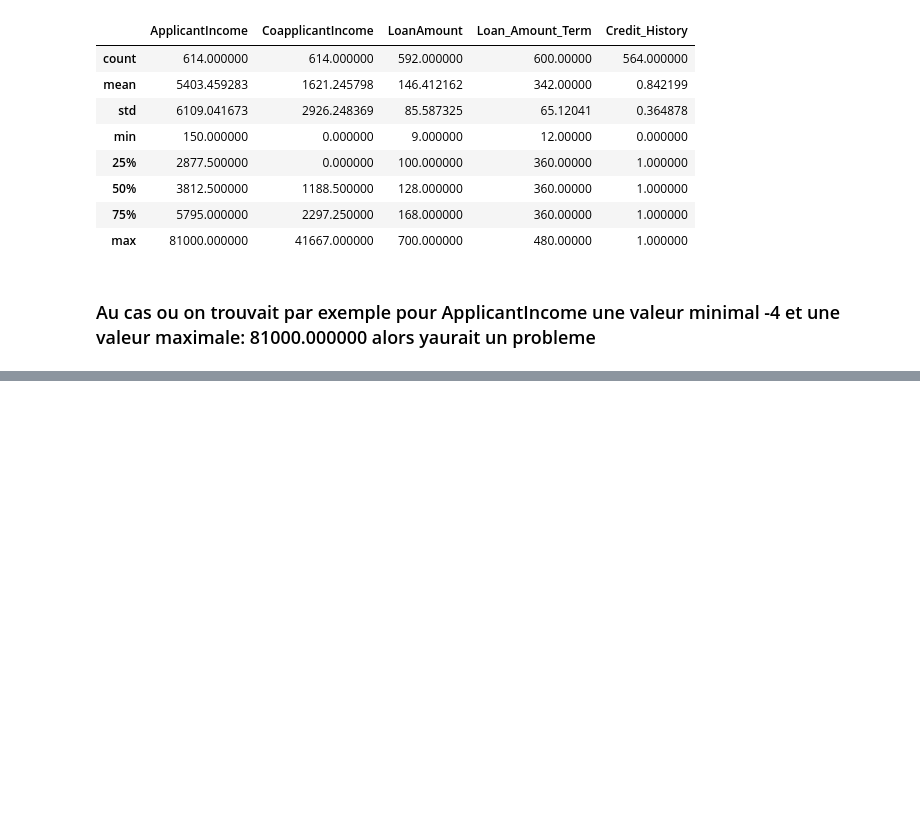
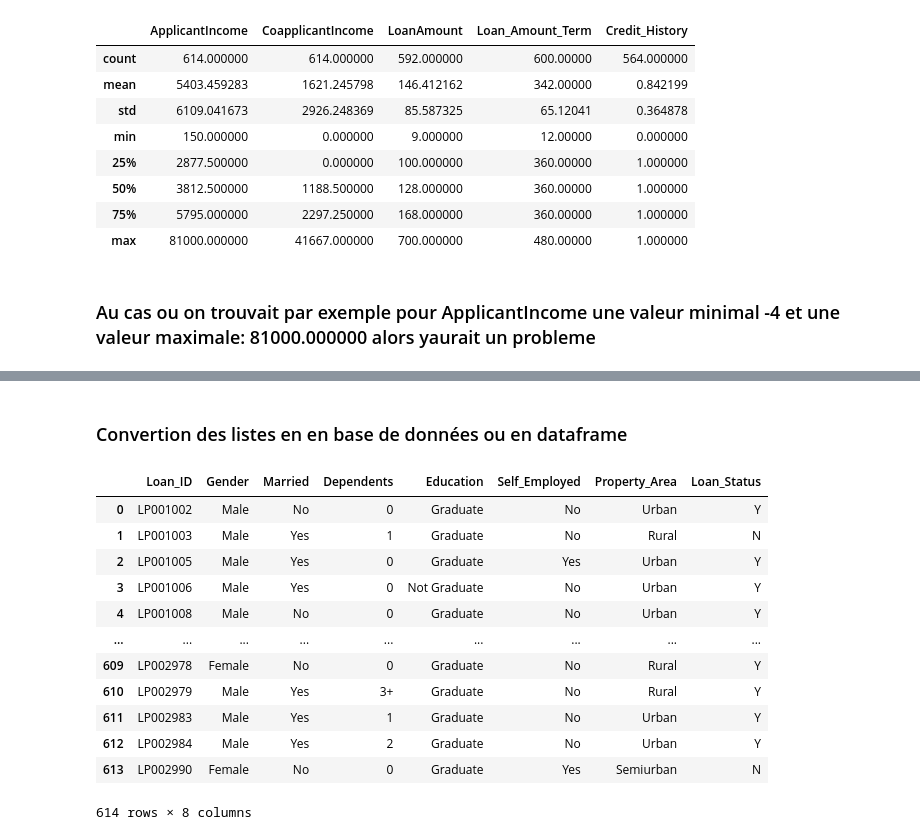
Before and after one commit to Mohamed-236/DataScienceBankProject, a Jupyter notebook: YoutubeBankProject.ipynb, the cells around one changed output, grey strips where cells are left out. Saved outputs shown, nothing was run; the diff lists cells and outputs as text; code cells hidden in the pictures; blank space fills up the shorter version.

Commit message:
Remplacement des valeurs manquantes

```diff
--- a/YoutubeBankProject.ipynb
+++ b/YoutubeBankProject.ipynb
@@ -149,0 +176,15 @@ df.describe()
+# %%
+# Renseignement des valeurs manquantes en fonction des type de variables
+# Creation des liste pour chaq categorie
+
+var_categorique = []
+var_numerique = []
+
+# On verifie le type de chaque colonne, et on les ajoute dans la liste correspondante
+
+for index, value in enumerate(df.dtypes):       # enumarate permet de recuperer deux info a la fois, index et value
+    if value == 'object':
+        var_categorique.append(df.iloc[:, index])  # df.iloc[:, index] signifie prend toutes les lignes(:) de la colonne index
+    else:
+        var_numerique.append(df.iloc[:, index])
+var_categorique
@@ -149,0 +229,19 @@ df.describe()
+# %% [markdown]
+### Convertion des listes en en base de données ou en dataframe
+# %%
+var_categorique = pd.DataFrame(var_categorique).transpose() # .transpose() permet de transposer le DataFrame, c'est-à-dire d'inverser les lignes et les colonnes
+var_categorique
+# %% [output]
+|  | Loan_ID | Gender | Married | Dependents | Education | Self_Employed | Property_Area | Loan_Status |
+| 0 | LP001002 | Male | No | 0 | Graduate | No | Urban | Y |
+| 1 | LP001003 | Male | Yes | 1 | Graduate | No | Rural | N |
+| 2 | LP001005 | Male | Yes | 0 | Graduate | Yes | Urban | Y |
+| 3 | LP001006 | Male | Yes | 0 | Not Graduate | No | Urban | Y |
+| 4 | LP001008 | Male | No | 0 | Graduate | No | Urban | Y |
+| ... | ... | ... | ... | ... | ... | ... | ... | ... |
+| 609 | LP002978 | Female | No | 0 | Graduate | No | Rural | Y |
+| 610 | LP002979 | Male | Yes | 3+ | Graduate | No | Rural | Y |
+| 611 | LP002983 | Male | Yes | 1 | Graduate | No | Urban | Y |
+| 612 | LP002984 | Male | Yes | 2 | Graduate | No | Urban | Y |
+| 613 | LP002990 | Female | No | 0 | Graduate | Yes | Semiurban | N |
+614 rows × 8 columns
```
Also changed, not shown: parts of 10 cells of this notebook.
